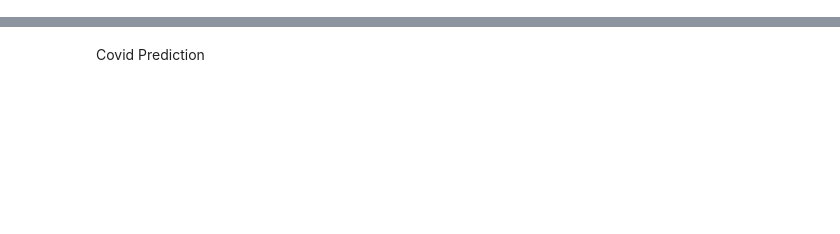
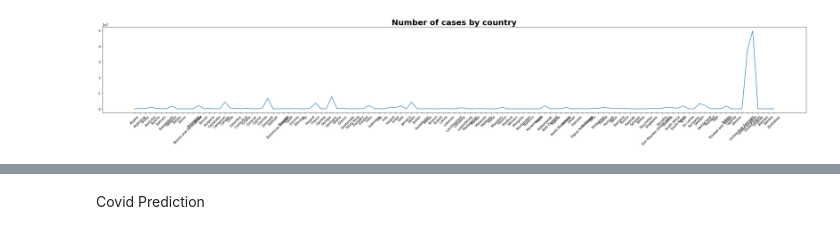
Before and after one commit to yy1200/COVID-19, a Jupyter notebook: COVID_19.ipynb, the cells around one changed output, grey strips where cells are left out. Saved outputs shown, nothing was run; the diff lists cells and outputs as text; code cells hidden in the pictures; blank space fills up the shorter version.

```diff
--- a/COVID_19.ipynb
+++ b/COVID_19.ipynb
@@ -30,15 +73,15 @@ df.describe()
 # %%
 import matplotlib.pyplot as plt
 Tnum=df.groupby('location')['num_sequences_total'].sum()
-
-#NTnum=sorted(Tnum,reverse=True)
 X=Tnum.keys()
 Y=Tnum
 plt.figure(figsize=(40,5))
+plt.title('Number of cases by country',loc='center',fontweight="bold", fontsize=25)
 plt.plot(X,Y)
 plt.xticks(rotation=45)
 plt.show()
-#Tnum
+# %% [output]
+[figure, added]
 # %%
 country={'City':list(Tnum.keys())}
 data = pd.DataFrame(country)
```
Also changed, not shown: parts of 19 cells of this notebook.
